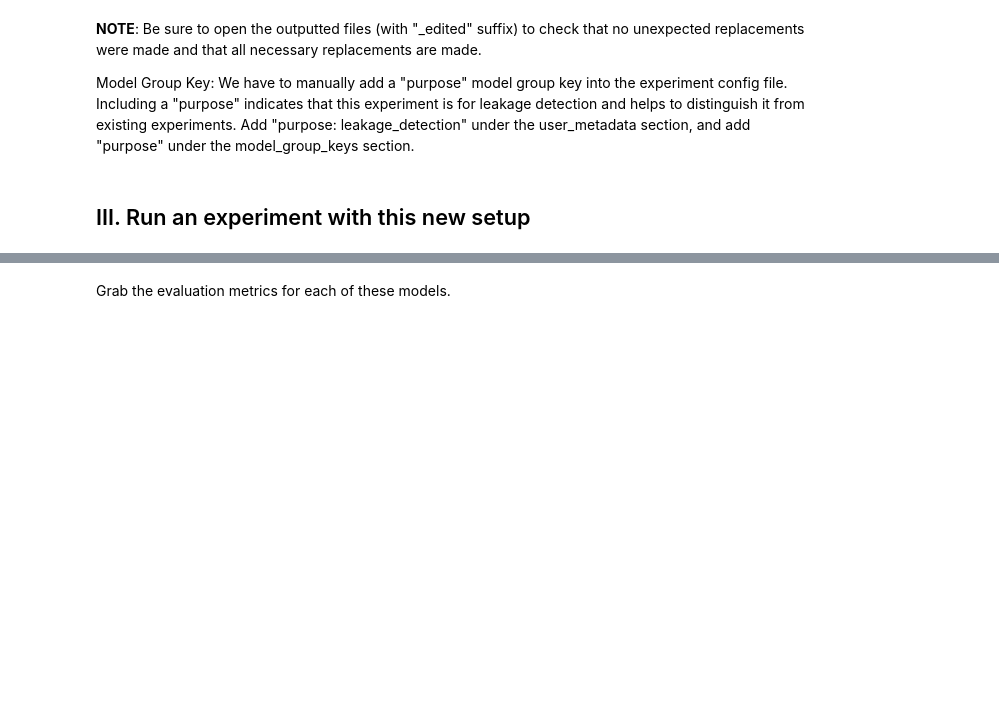
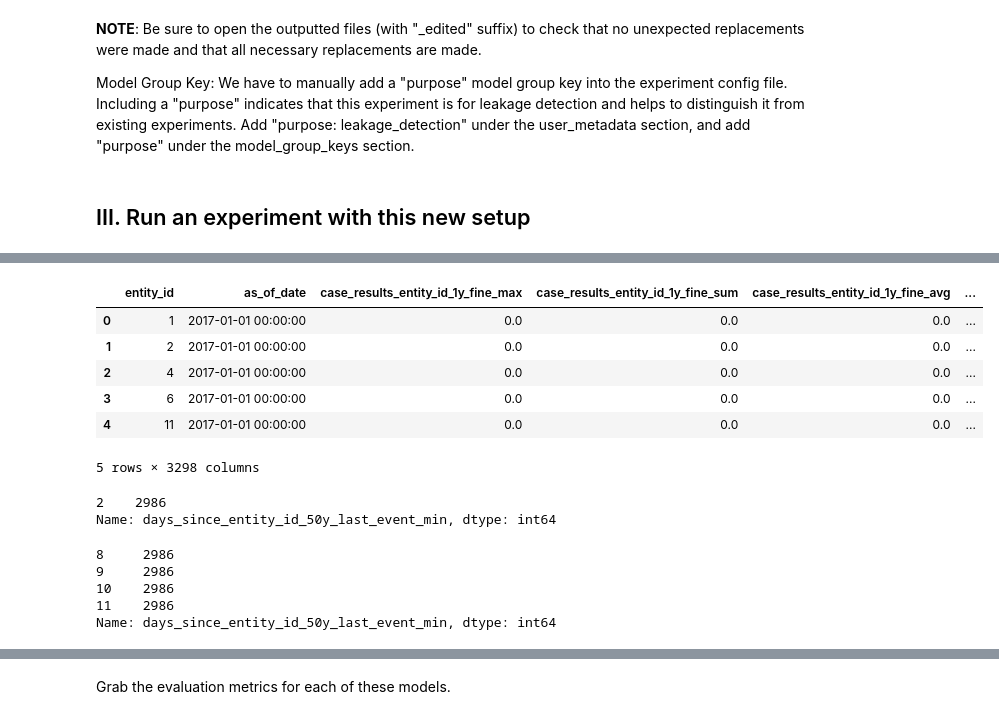
Before and after one commit to dssg/randomize_your_data, a Jupyter notebook: la_prosecutor/Leakage Detection Tests_LA Chronic Offenders.ipynb, the cells around one changed output, grey strips where cells are left out. Saved outputs shown, nothing was run; the diff lists cells and outputs as text; code cells hidden in the pictures; blank space fills up the shorter version.

```diff
--- a/la_prosecutor/Leakage Detection Tests_LA Chronic Offenders.ipynb
+++ b/la_prosecutor/Leakage Detection Tests_LA Chronic Offenders.ipynb
@@ -371,0 +425,18 @@ predictions_rand_sorted = predictions_rand.sort_values(by=['score', 'label_value
+# %%
+train_matrix_orig = pd.read_csv('model_521/25b3364739391116963fd4a1f1d1291a.csv', nrows=100)
+train_orig_cols = set(train_matrix_orig.columns)
+# %%
+train_matrix_orig.head()
+# %% [output]
+|  | entity_id | as_of_date | case_results_entity_id_1y_fine_max | case_results_entity_id_1y_fine_sum | case_results_entity_id_1y_fine_avg | ... |
+| 0 | 1 | 2017-01-01 00:00:00 | 0.0 | 0.0 | 0.0 | ... |
+| 1 | 2 | 2017-01-01 00:00:00 | 0.0 | 0.0 | 0.0 | ... |
+| 2 | 4 | 2017-01-01 00:00:00 | 0.0 | 0.0 | 0.0 | ... |
+| 3 | 6 | 2017-01-01 00:00:00 | 0.0 | 0.0 | 0.0 | ... |
+| 4 | 11 | 2017-01-01 00:00:00 | 0.0 | 0.0 | 0.0 | ... |
+5 rows × 3298 columns
+# %%
+train_matrix_orig.days_since_entity_id_50y_last_event_min[train_matrix_orig.entity_id == 4]
+# %% [output]
+2    2986
+Name: days_since_entity_id_50y_last_event_min, dtype: int64
@@ -371,0 +446,8 @@ predictions_rand_sorted = predictions_rand.sort_values(by=['score', 'label_value
+# %%
+train_matrix_rand.days_since_entity_id_50y_last_event_min[train_matrix_rand.entity_id == 4]
+# %% [output]
+8     2986
+9     2986
+10    2986
+11    2986
+Name: days_since_entity_id_50y_last_event_min, dtype: int64
```
Also changed, not shown: parts of 44 cells of this notebook, 1 other file.
